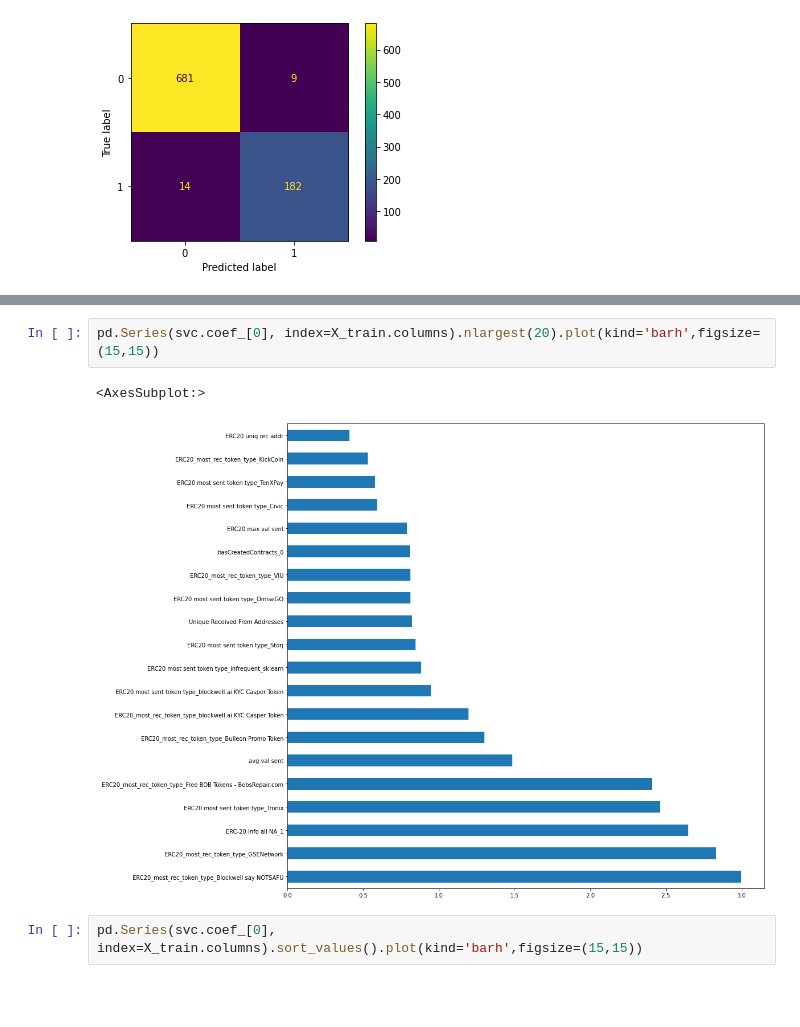
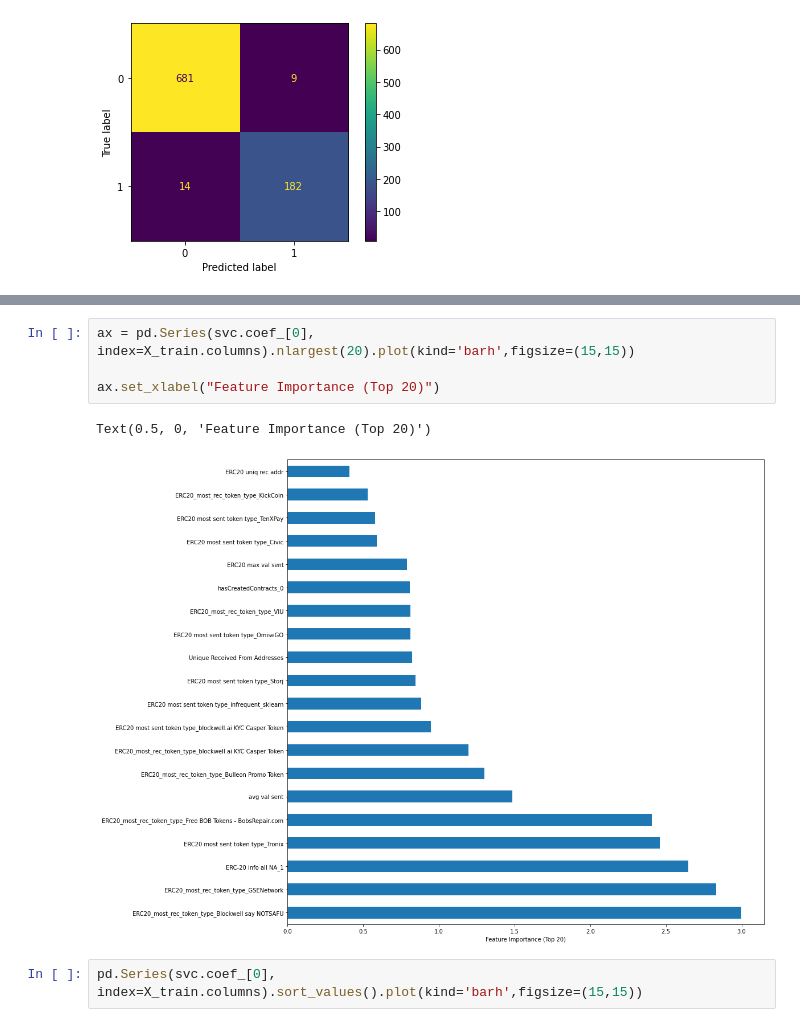
Before and after one commit to Mingg-Shi/CryptoFraud, a Jupyter notebook: model_split_first_SVM.ipynb, the cells around one changed output, grey strips where cells are left out. Drawn from its saved outputs; the diff is of its cells as text; blank space fills up the shorter version.

```diff
--- a/model_split_first_SVM.ipynb
+++ b/model_split_first_SVM.ipynb
@@ -69,8 +71,10 @@ pd.Series(svc.coef_[0], index=X_train.columns).nsmallest(20).plot(kind='barh',fi
 # %%
-pd.Series(svc.coef_[0], index=X_train.columns).nlargest(20).plot(kind='barh',figsize=(15,15))
+ax = pd.Series(svc.coef_[0], index=X_train.columns).nlargest(20).plot(kind='barh',figsize=(15,15))
+
+ax.set_xlabel("Feature Importance (Top 20)")
 # %% [output]
-<AxesSubplot:>
+Text(0.5, 0, 'Feature Importance (Top 20)')
-[figure, old version]
+[figure, new version]
 # %%
 pd.Series(svc.coef_[0], index=X_train.columns).sort_values().plot(kind='barh',figsize=(15,15))
 # %% [output]
```
Also changed, not shown: parts of 1 cell of this notebook.
